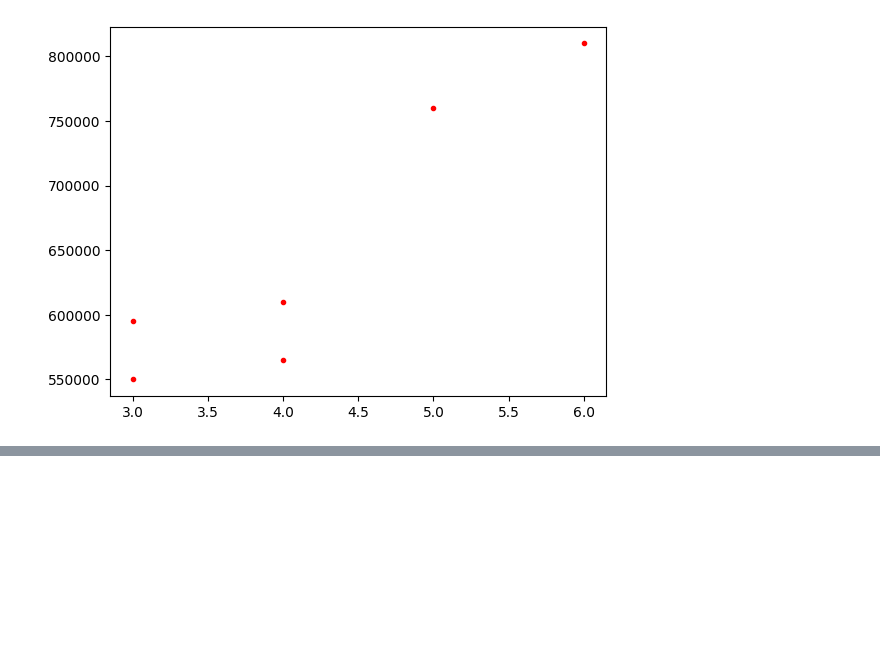
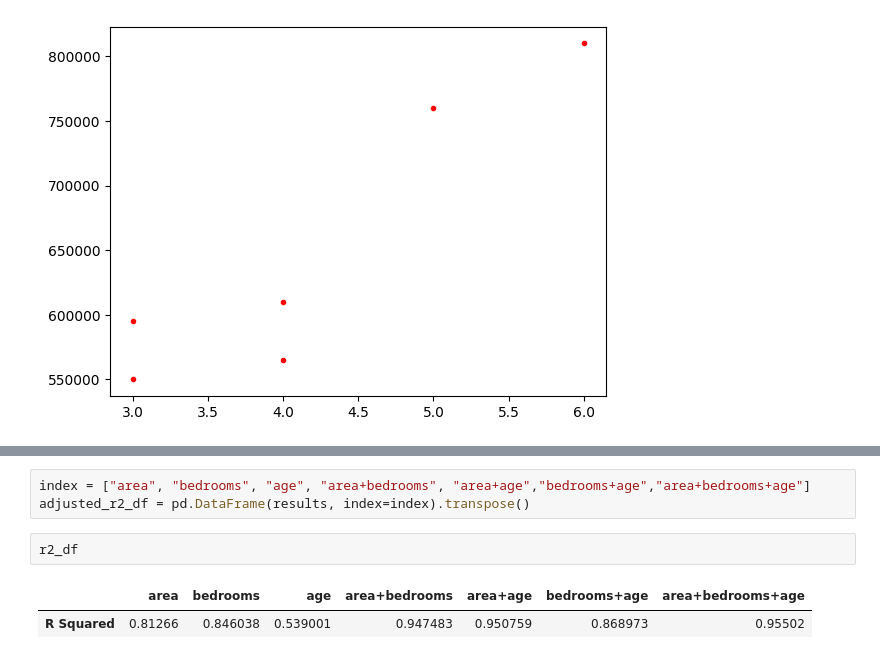
Before and after one commit to Aayush181509/AI-Workshop, a Jupyter notebook: Linear_Regression.ipynb, the cells around one changed output, grey strips where cells are left out. Saved outputs shown, nothing was run; the diff lists cells and outputs as text; blank space fills up the shorter version.

Commit message:
Linear Regression R2 and Adjusted R2 concepts added

```diff
--- a/Linear_Regression.ipynb
+++ b/Linear_Regression.ipynb
@@ -200,0 +283,8 @@ plt.scatter(df_home_prices.bedrooms,df_home_prices.price,color='red',marker='.')
+# %%
+index = ["area", "bedrooms", "age", "area+bedrooms", "area+age","bedrooms+age","area+bedrooms+age"]
+adjusted_r2_df = pd.DataFrame(results, index=index).transpose()
+# %%
+r2_df
+# %% [output]
+|  | area | bedrooms | age | area+bedrooms | area+age | bedrooms+age | area+bedrooms+age |
+| R Squared | 0.81266 | 0.846038 | 0.539001 | 0.947483 | 0.950759 | 0.868973 | 0.95502 |
```
Also changed, not shown: parts of 20 cells of this notebook, 1 other file.
